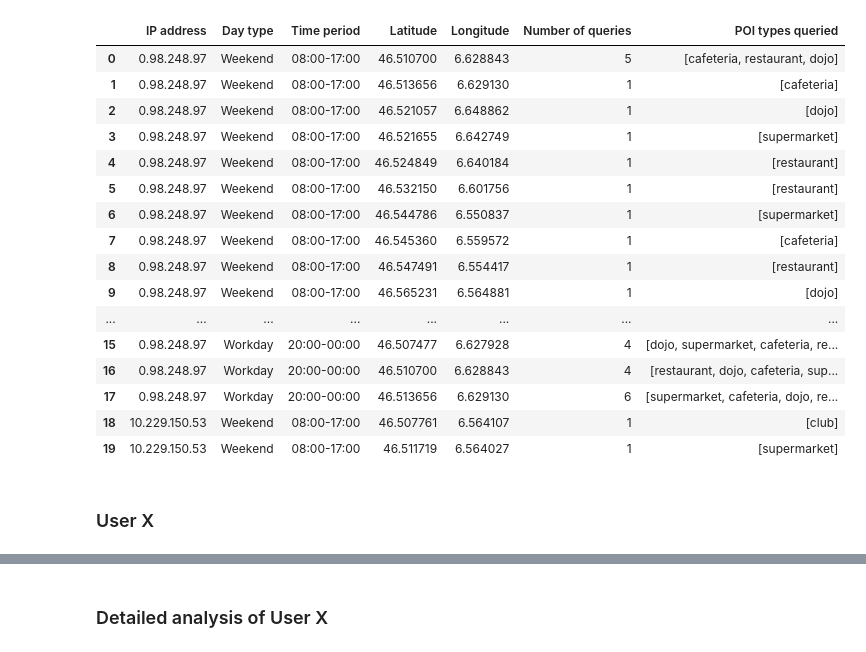
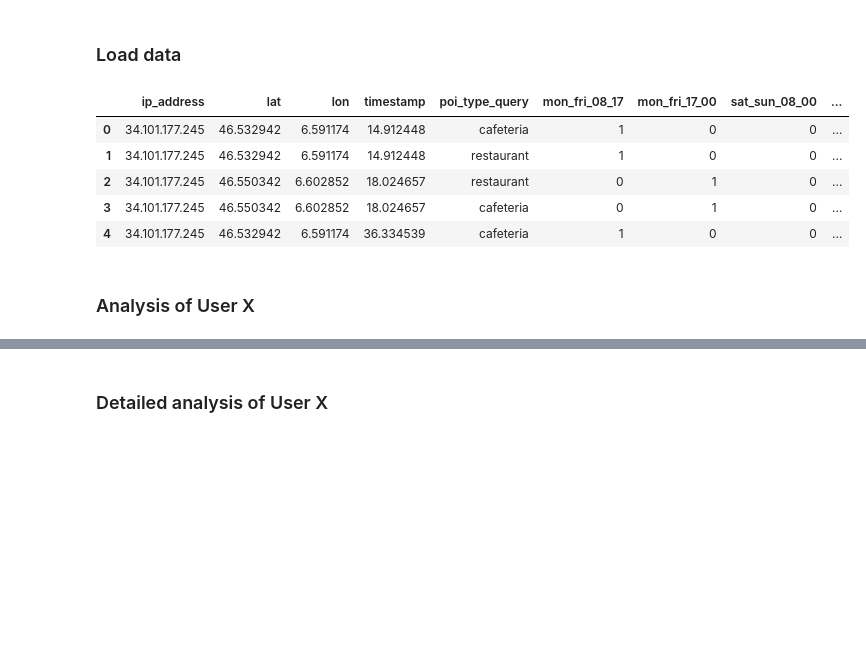
Before and after one commit to ilievanadezhda/CS-523-SecretStoll, a Jupyter notebook: privacy_evaluation/privacy_evaluation.ipynb, the cells around one changed output, grey strips where cells are left out. Saved outputs shown, nothing was run; the diff lists cells and outputs as text; code cells hidden in the pictures; blank space fills up the shorter version.

```diff
--- a/privacy_evaluation/privacy_evaluation.ipynb
+++ b/privacy_evaluation/privacy_evaluation.ipynb
@@ -37,3 +62,5 @@ def convert_hours_to_day_and_time(hours):
+# %% [markdown]
+### Load data
 # %%
 """ Load data """
 queries = pd.read_csv('queries.csv', sep=" ")
@@ -43,26 +67,18 @@ queries['day_type'] = queries.apply(lambda row: label_day(row), axis=1)
-# %%
-""" Grouped by IP address, day type, time period, latitude, longitude """
-grouped_data = queries.groupby(["ip_address", "day_type", "time_period", "lat", "lon"]).agg({"timestamp": "count", "poi_type_query": lambda x: list(x.unique())})
-grouped_data = grouped_data.reset_index()
-grouped_data = grouped_data.rename(columns={"ip_address":"IP address", "day_type":"Day type", "time_period":"Time period", "lat":"Latitude", "lon":"Longitude", "timestamp":"Number of queries", "poi_type_query":"POI types queried"})
-grouped_data.head(20)
-# %% [output]
-|  | IP address | Day type | Time period | Latitude | Longitude | Number of queries | POI types queried |
-| 0 | 0.98.248.97 | Weekend | 08:00-17:00 | 46.510700 | 6.628843 | 5 | [cafeteria, restaurant, dojo] |
-| 1 | 0.98.248.97 | Weekend | 08:00-17:00 | 46.513656 | 6.629130 | 1 | [cafeteria] |
-| 2 | 0.98.248.97 | Weekend | 08:00-17:00 | 46.521057 | 6.648862 | 1 | [dojo] |
-| 3 | 0.98.248.97 | Weekend | 08:00-17:00 | 46.521655 | 6.642749 | 1 | [supermarket] |
-| 4 | 0.98.248.97 | Weekend | 08:00-17:00 | 46.524849 | 6.640184 | 1 | [restaurant] |
-| 5 | 0.98.248.97 | Weekend | 08:00-17:00 | 46.532150 | 6.601756 | 1 | [restaurant] |
-| 6 | 0.98.248.97 | Weekend | 08:00-17:00 | 46.544786 | 6.550837 | 1 | [supermarket] |
-| 7 | 0.98.248.97 | Weekend | 08:00-17:00 | 46.545360 | 6.559572 | 1 | [cafeteria] |
-| 8 | 0.98.248.97 | Weekend | 08:00-17:00 | 46.547491 | 6.554417 | 1 | [restaurant] |
-| 9 | 0.98.248.97 | Weekend | 08:00-17:00 | 46.565231 | 6.564881 | 1 | [dojo] |
-| ... | ... | ... | ... | ... | ... | ... | ... |
-| 15 | 0.98.248.97 | Workday | 20:00-00:00 | 46.507477 | 6.627928 | 4 | [dojo, supermarket, cafeteria, re... |
-| 16 | 0.98.248.97 | Workday | 20:00-00:00 | 46.510700 | 6.628843 | 4 | [restaurant, dojo, cafeteria, sup... |
-| 17 | 0.98.248.97 | Workday | 20:00-00:00 | 46.513656 | 6.629130 | 6 | [supermarket, cafeteria, dojo, re... |
-| 18 | 10.229.150.53 | Weekend | 08:00-17:00 | 46.507761 | 6.564107 | 1 | [club] |
-| 19 | 10.229.150.53 | Weekend | 08:00-17:00 | 46.511719 | 6.564027 | 1 | [supermarket] |
+# %%
+""" Add columns """
+queries['mon_fri_08_17'] = queries.apply(interval_mon_fri_08_17, axis=1)
+queries['mon_fri_17_00'] = queries.apply(interval_mon_fri_17_00, axis=1)
+queries['sat_sun_08_00'] = queries.apply(interval_sat_sun_08_00, axis=1)
+queries['night_00_08'] = queries.apply(interval_night_00_08, axis=1)
+queries['days_from_start'] = queries.apply(days_from_start, axis=1)
+queries['day_and_hour'] = queries.apply(day_and_hour, axis=1)
+queries.head()
+# %% [output]
+|  | ip_address | lat | lon | timestamp | poi_type_query | mon_fri_08_17 | mon_fri_17_00 | sat_sun_08_00 | ... |
+| 0 | 34.101.177.245 | 46.532942 | 6.591174 | 14.912448 | cafeteria | 1 | 0 | 0 | ... |
+| 1 | 34.101.177.245 | 46.532942 | 6.591174 | 14.912448 | restaurant | 1 | 0 | 0 | ... |
+| 2 | 34.101.177.245 | 46.550342 | 6.602852 | 18.024657 | restaurant | 0 | 1 | 0 | ... |
+| 3 | 34.101.177.245 | 46.550342 | 6.602852 | 18.024657 | cafeteria | 0 | 1 | 0 | ... |
+| 4 | 34.101.177.245 | 46.532942 | 6.591174 | 36.334539 | cafeteria | 1 | 0 | 0 | ... |
 # %% [markdown]
-### User X
+### Analysis of User X
```
Also changed, not shown: parts of 13 cells of this notebook, 3 other files.
